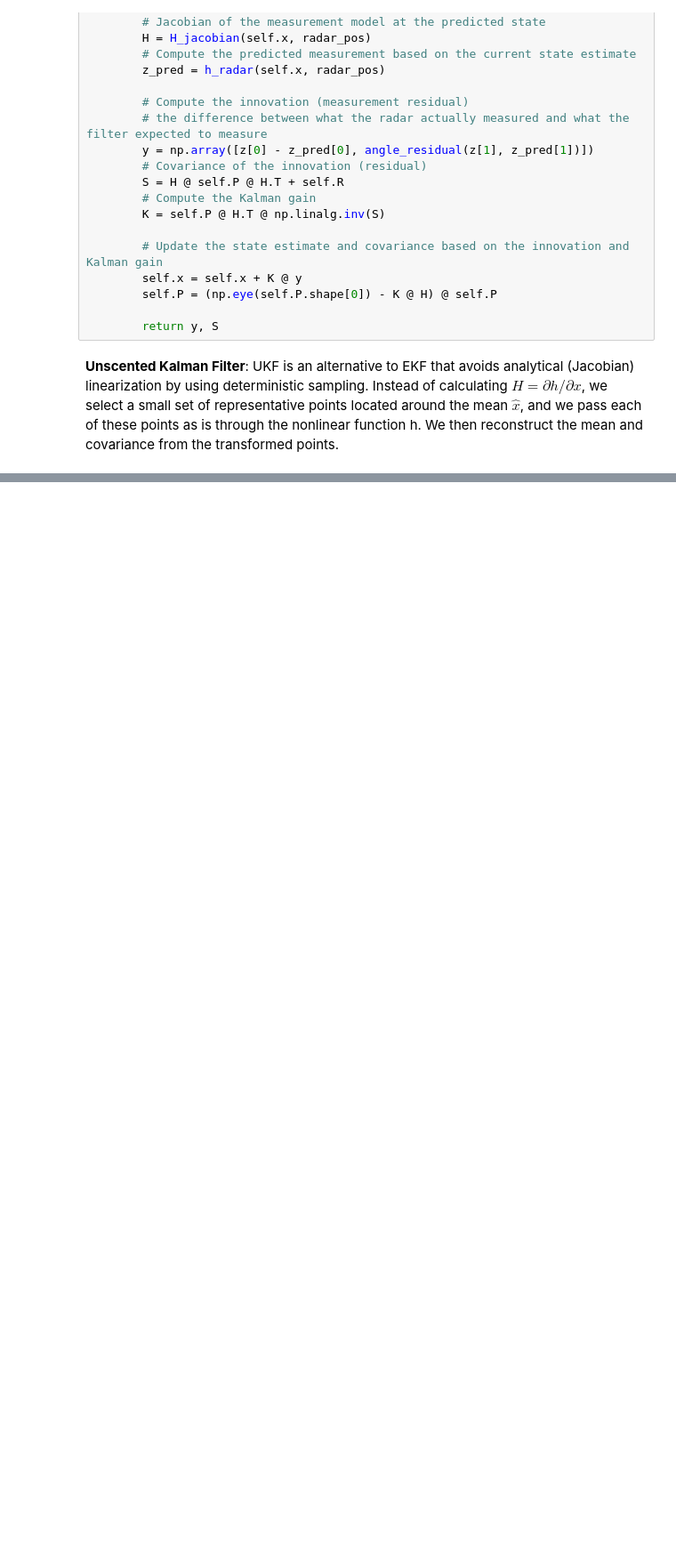
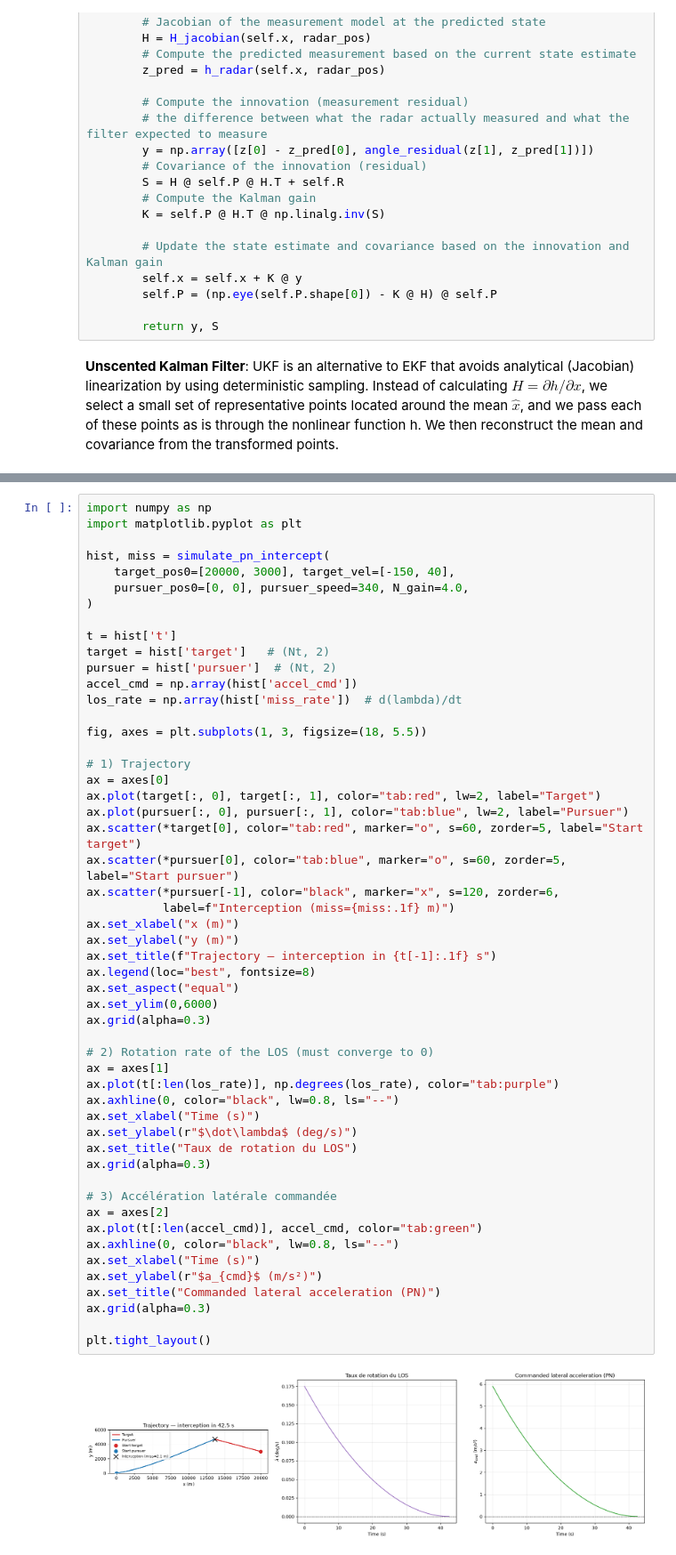
Before and after one commit to arthurleq/trajectory-algorithm, a Jupyter notebook: trajectory.ipynb, the cells around one changed output, grey strips where cells are left out. Shown at 89% size. Drawn from its saved outputs; the diff is of its cells as text; blank space fills up the shorter version.

Commit message:
change: trajectory.ipynb: add a part about proprtional navigation

```diff
--- a/trajectory.ipynb
+++ b/trajectory.ipynb
@@ -487,0 +552,54 @@ Instead of calculating $H = \partial h/ \partial x$, we select a small set of re
+# %%
+import numpy as np
+import matplotlib.pyplot as plt
+
+hist, miss = simulate_pn_intercept(
+    target_pos0=[20000, 3000], target_vel=[-150, 40],
+    pursuer_pos0=[0, 0], pursuer_speed=340, N_gain=4.0,
+)
+
+t = hist['t']
+target = hist['target']   # (Nt, 2)
+pursuer = hist['pursuer']  # (Nt, 2)
+accel_cmd = np.array(hist['accel_cmd'])
+los_rate = np.array(hist['miss_rate'])  # d(lambda)/dt
+
+fig, axes = plt.subplots(1, 3, figsize=(18, 5.5))
+
+# 1) Trajectory
+ax = axes[0]
+ax.plot(target[:, 0], target[:, 1], color="tab:red", lw=2, label="Target")
+ax.plot(pursuer[:, 0], pursuer[:, 1], color="tab:blue", lw=2, label="Pursuer")
+ax.scatter(*target[0], color="tab:red", marker="o", s=60, zorder=5, label="Start target")
+ax.scatter(*pursuer[0], color="tab:blue", marker="o", s=60, zorder=5, label="Start pursuer")
+ax.scatter(*pursuer[-1], color="black", marker="x", s=120, zorder=6,
+           label=f"Interception (miss={miss:.1f} m)")
+ax.set_xlabel("x (m)")
+ax.set_ylabel("y (m)")
+ax.set_title(f"Trajectory — interception in {t[-1]:.1f} s")
+ax.legend(loc="best", fontsize=8)
+ax.set_aspect("equal")
+ax.set_ylim(0,6000)
+ax.grid(alpha=0.3)
+
+# 2) Rotation rate of the LOS (must converge to 0)
+ax = axes[1]
+ax.plot(t[:len(los_rate)], np.degrees(los_rate), color="tab:purple")
+ax.axhline(0, color="black", lw=0.8, ls="--")
+ax.set_xlabel("Time (s)")
+ax.set_ylabel(r"$\dot\lambda$ (deg/s)")
+ax.set_title("Taux de rotation du LOS")
+ax.grid(alpha=0.3)
+
+# 3) Accélération latérale commandée
+ax = axes[2]
+ax.plot(t[:len(accel_cmd)], accel_cmd, color="tab:green")
+ax.axhline(0, color="black", lw=0.8, ls="--")
+ax.set_xlabel("Time (s)")
+ax.set_ylabel(r"$a_{cmd}$ (m/s²)")
+ax.set_title("Commanded lateral acceleration (PN)")
+ax.grid(alpha=0.3)
+
+plt.tight_layout()
+# %% [output]
+[figure, added]
```
Also changed, not shown: parts of 8 cells of this notebook.
